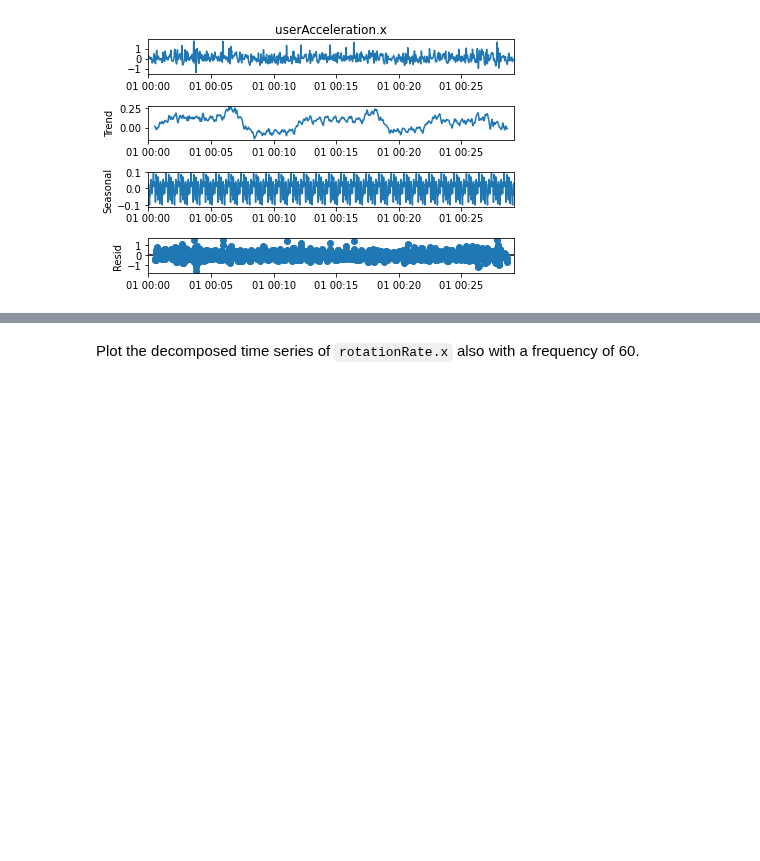
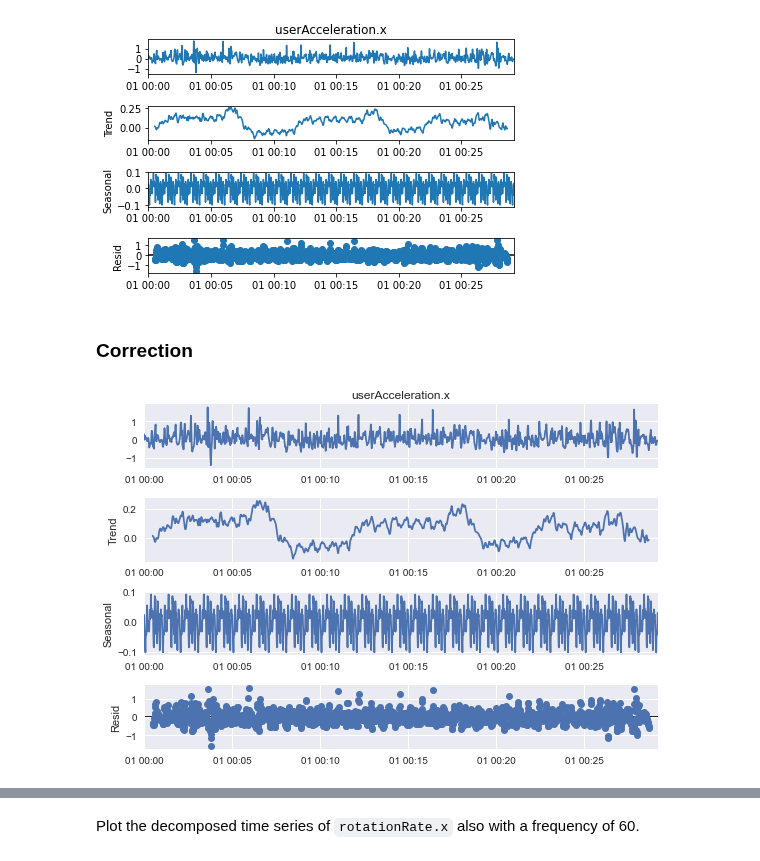
Before and after one commit to ironhack-datalabs/datamad1020, a Jupyter notebook: module-2/lab-time-series/your-code/main.ipynb, the cells around one changed output, grey strips where cells are left out. Saved outputs shown, nothing was run; the diff lists cells and outputs as text; code cells hidden in the pictures; blank space fills up the shorter version.

```diff
--- a/module-2/lab-time-series/your-code/main.ipynb
+++ b/module-2/lab-time-series/your-code/main.ipynb
@@ -81,3 +124,6 @@ DatetimeIndex(['2018-01-01 00:00:00', '2018-01-01 00:00:01',
+# %%
+dates = pd.date_range(start="1/1/2018 00:00:00", end="1/1/2018 00:29:10", periods=sensor.shape[0])
+sensor.index = pd.DatetimeIndex(dates, freq="infer")
 # %% [markdown]
 Assign the time series index to the dataframe's index.
 # %%
@@ -110,3 +157,14 @@ res = sm.tsa.seasonal_decompose(sensor['userAcceleration.x'],
 res.plot();
 # %% [output]
 [figure]
+# %% [markdown]
+### Correction
+# %%
+res_ = seasonal_decompose(sensor['userAcceleration.x'],period=60)   #por defecto, seasonal_decompose es aditivo
+# %%
+#Option B
+plt.style.use("seaborn")
+
+res_.plot();
+# %% [output]
+[figure, added]
```
Also changed, not shown: parts of 20 cells of this notebook.
